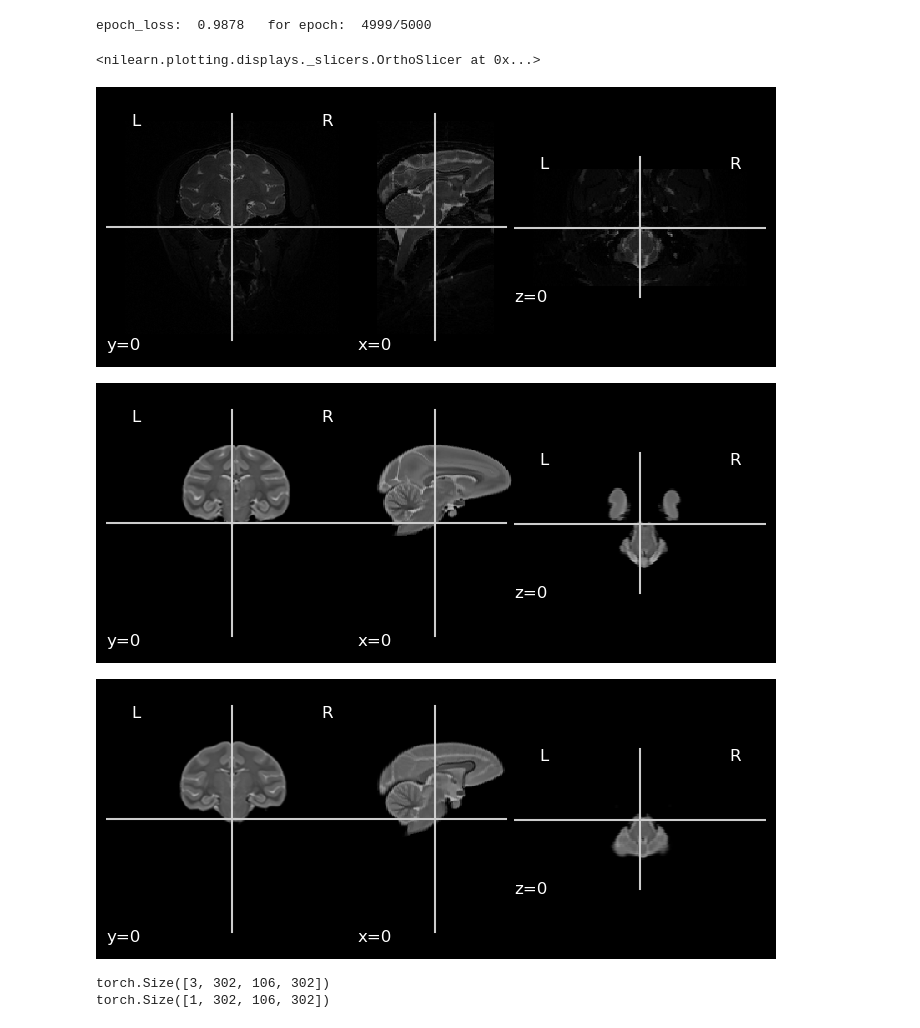
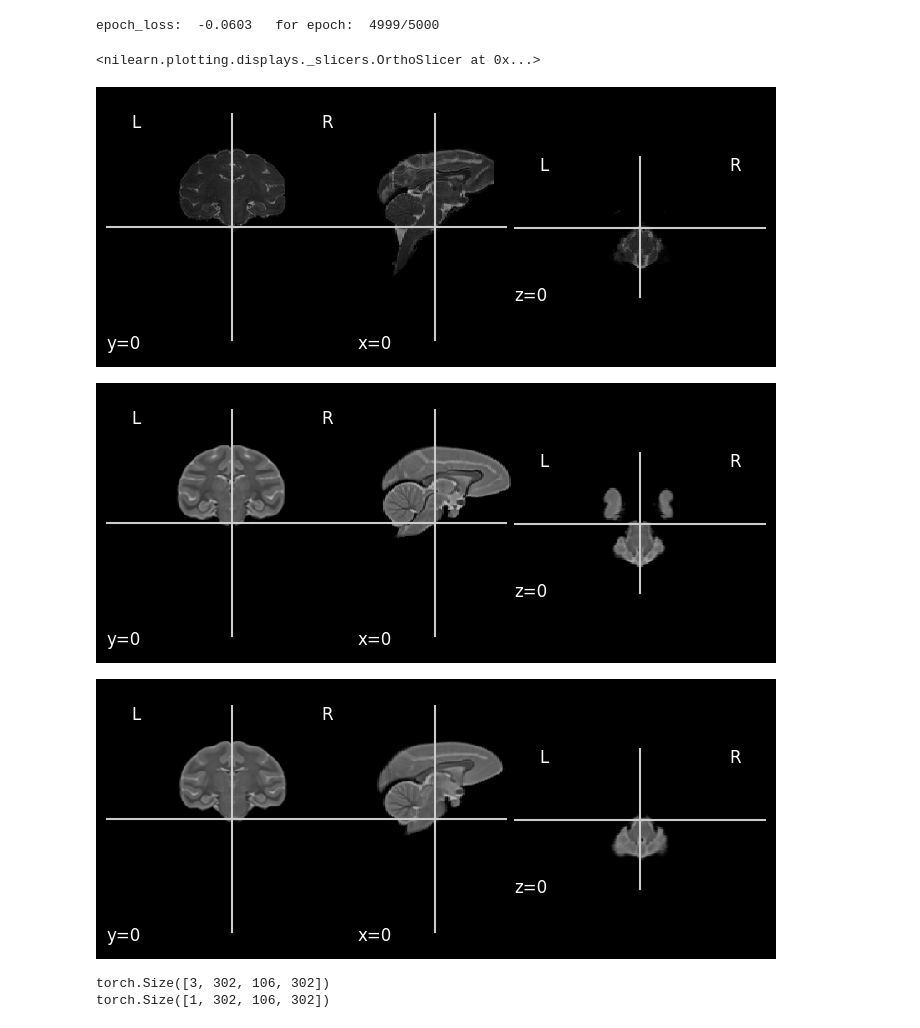
Before and after one commit to ajoshiusc/macaque_reg, a Jupyter notebook: main_reg.ipynb, the cells around one changed output. Drawn from its saved outputs; the diff is of its cells as text; code cells hidden in the pictures.

```diff
--- a/main_reg.ipynb
+++ b/main_reg.ipynb
@@ -14,8 +14,8 @@ from warper import Warper
 # %matplotlib notebook
 # import gui
 # %%
-sub_bse_t2_orig = "/deneb_disk/macaque_atlas_data/test_data/MAC10.nii.gz"
-sub_bse_t2 = "/deneb_disk/macaque_atlas_data/test_data/MAC10_pad.nii.gz"
+sub_bse_t2_orig = "/deneb_disk/macaque_atlas_data/test_data/MAC10.bse.nii.gz"
+sub_bse_t2 = "/deneb_disk/macaque_atlas_data/test_data/MAC10_pad.bse.nii.gz"
 sub_mask_t2_orig = "/deneb_disk/macaque_atlas_data/test_data/MAC10.mask.nii.gz"
 sub_mask_t2 = "/deneb_disk/macaque_atlas_data/test_data/MAC10_pad.mask.nii.gz"
 
@@ -27,15 +27,23 @@ centered_atlas_labels = "/deneb_disk/macaque_atlas_data/test_data/atlas.label.ni
 
 lin_reg_map_file = "/deneb_disk/macaque_atlas_data/test_data/lin_ddf.nii.gz"
 centered_atlas_linreg = "/deneb_disk/macaque_atlas_data/test_data/atlas_lin.nii.gz"
-centered_atlas_linreg_labels = "/deneb_disk/macaque_atlas_data/test_data/atlas_lin.label.nii.gz"
+centered_atlas_linreg_labels = (
+    "/deneb_disk/macaque_atlas_data/test_data/atlas_lin.label.nii.gz"
+)
 
 nonlin_reg_map_file = "/deneb_disk/macaque_atlas_data/test_data/nonlin_ddf.nii.gz"
-centered_atlas_nonlinreg = "/deneb_disk/macaque_atlas_data/test_data/atlas_nonlin.nii.gz"
-centered_atlas_nonlinreg_labels = "/deneb_disk/macaque_atlas_data/test_data/atlas_nonlin.label.nii.gz"
+centered_atlas_nonlinreg = (
+    "/deneb_disk/macaque_atlas_data/test_data/atlas_nonlin.nii.gz"
+)
+centered_atlas_nonlinreg_labels = (
+    "/deneb_disk/macaque_atlas_data/test_data/atlas_nonlin.label.nii.gz"
+)
+
+jac_det_file = "/deneb_disk/macaque_atlas_data/test_data/jacobian_det.nii.gz"
 
 PAD = 10
 
 plot_anat(sub_bse_t2_orig)
 d = plot_anat(atlas_bse_t2)
-d.add_contours(atlas_labels, color='r')
+d.add_contours(atlas_labels, color="r")
 # %% [output]
@@ -96,15 +96,21 @@ Optimizer's stopping condition, GradientDescentOptimizerv4Template: Convergence
 # %%
-aligner=Aligner()
-aligner.affine_reg(fixed_file=sub_bse_t2, moving_file=centered_atlas, output_file=centered_atlas_linreg, ddf_file=lin_reg_map_file,loss='mse')
+aligner = Aligner()
+aligner.affine_reg(
+    fixed_file=sub_bse_t2,
+    moving_file=centered_atlas,
+    output_file=centered_atlas_linreg,
+    ddf_file=lin_reg_map_file,
+    loss="cc",
+)
 
-plot_anat(sub_bse_t2,cut_coords=(0,0,0))
-plot_anat(centered_atlas,cut_coords=(0,0,0))
-plot_anat(centered_atlas_linreg,cut_coords=(0,0,0))
+plot_anat(sub_bse_t2, cut_coords=(0, 0, 0))
+plot_anat(centered_atlas, cut_coords=(0, 0, 0))
+plot_anat(centered_atlas_linreg, cut_coords=(0, 0, 0))
 # %% [output]
-epoch_loss:  0.9878   for epoch:  4999/5000
+epoch_loss:  -0.0603   for epoch:  4999/5000
 <nilearn.plotting.displays._slicers.OrthoSlicer at 0x...>
-[figure, old version]
+[figure, new version]
-[figure, old version]
+[figure, new version]
 [figure]
 # %%
 disp_field, meta = LoadImage()(lin_reg_map_file)
```
Also changed, not shown: parts of 10 cells of this notebook, 3 other files.
